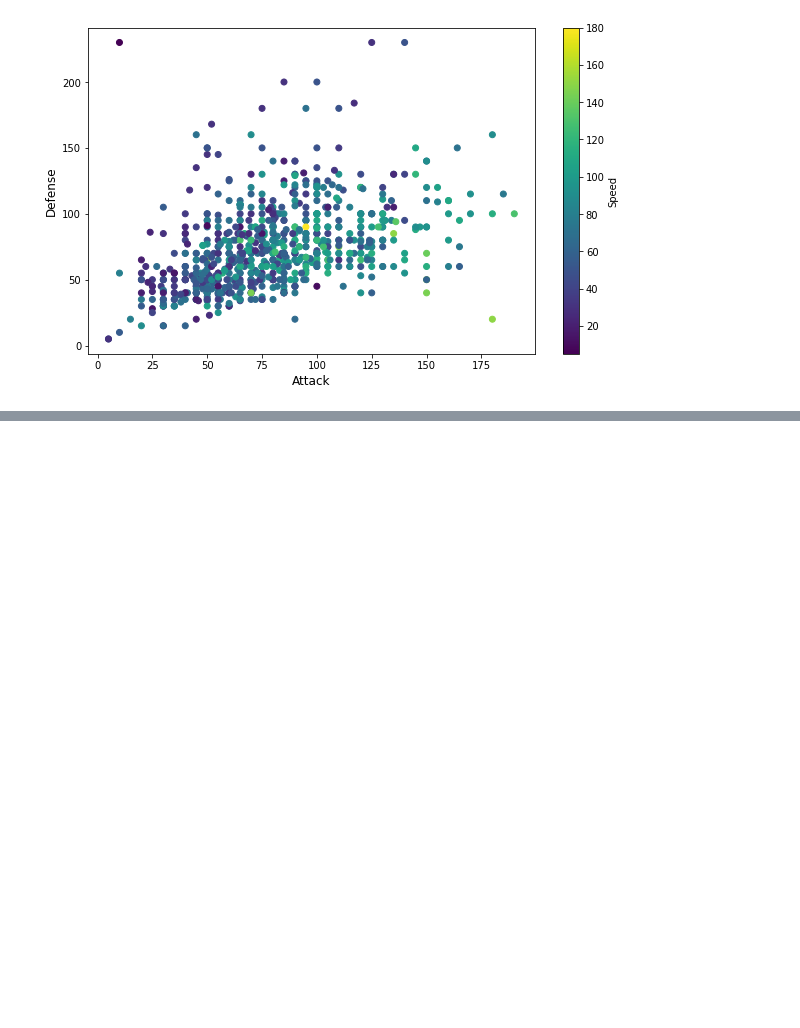
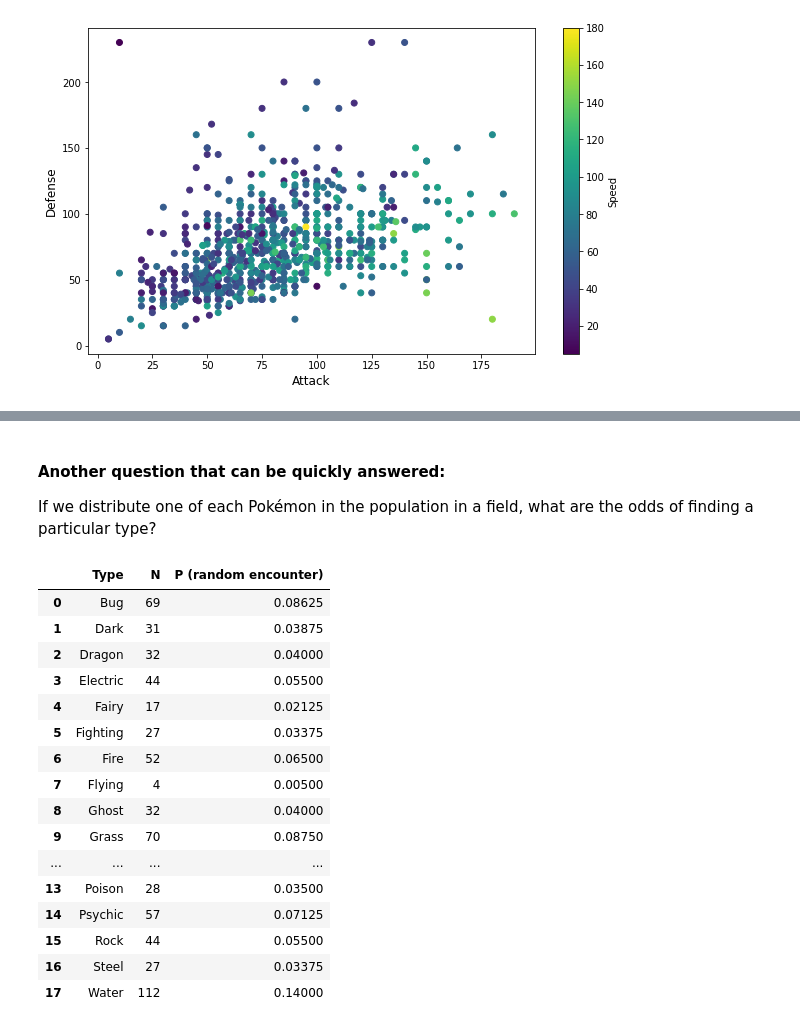
Before and after one commit to wbroem/Math560_Project, a Jupyter notebook: Explore_data.ipynb, the cells around one changed output, grey strips where cells are left out. Saved outputs shown, nothing was run; the diff lists cells and outputs as text; code cells hidden in the pictures; blank space fills up the shorter version.

```diff
--- a/Explore_data.ipynb
+++ b/Explore_data.ipynb
@@ -43,0 +102,35 @@ plt.savefig('atk_vs_def_vs_speed.pdf')
+# %% [markdown]
+#### Another question that can be quickly answered:
+If we distribute one of each Pokémon in the population in a field, what are the odds of finding a particular type?
+# %%
+df = {}
+poke_types = []
+N = []
+P = []
+for element in np.unique(poke_type):
+    ix = np.where(poke_type == element)[0]
+    poke_types += [element]
+    N += [len(ix)]
+    P += [len(ix)/len(data)]
+
+
+df = pd.DataFrame({'Type':poke_types, 'N': N, 'P (random encounter)': P})
+df
+# %% [output]
+|  | Type | N | P (random encounter) |
+| 0 | Bug | 69 | 0.08625 |
+| 1 | Dark | 31 | 0.03875 |
+| 2 | Dragon | 32 | 0.04000 |
+| 3 | Electric | 44 | 0.05500 |
+| 4 | Fairy | 17 | 0.02125 |
+| 5 | Fighting | 27 | 0.03375 |
+| 6 | Fire | 52 | 0.06500 |
+| 7 | Flying | 4 | 0.00500 |
+| 8 | Ghost | 32 | 0.04000 |
+| 9 | Grass | 70 | 0.08750 |
+| ... | ... | ... | ... |
+| 13 | Poison | 28 | 0.03500 |
+| 14 | Psychic | 57 | 0.07125 |
+| 15 | Rock | 44 | 0.05500 |
+| 16 | Steel | 27 | 0.03375 |
+| 17 | Water | 112 | 0.14000 |
```
Also changed, not shown: parts of 9 cells of this notebook, 1 other file.
